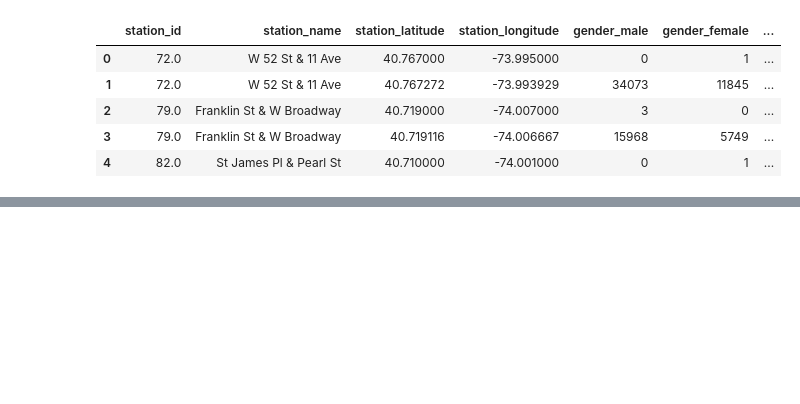
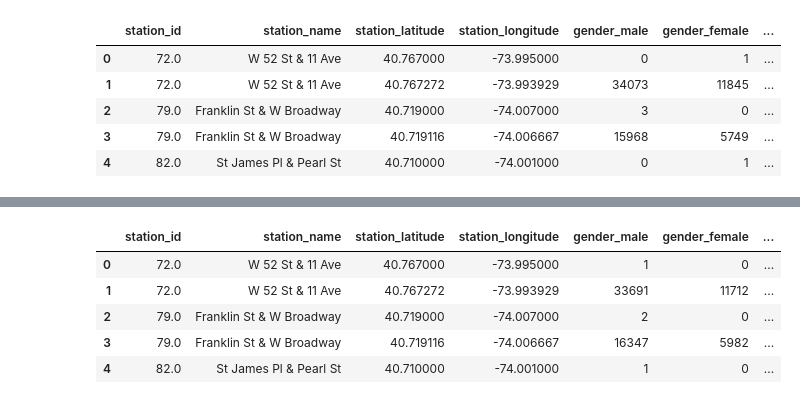
Before and after one commit to SaltireSequence/tableau-citi-bike-analysis, a Jupyter notebook: citi-bike-data-transformation.ipynb, the cells around one changed output, grey strips where cells are left out. Saved outputs shown, nothing was run; the diff lists cells and outputs as text; code cells hidden in the pictures; blank space fills up the shorter version.

```diff
--- a/citi-bike-data-transformation.ipynb
+++ b/citi-bike-data-transformation.ipynb
@@ -85,16 +85,23 @@ start_station_df.head()
 | 12 | 128.0 | MacDougal St & Prince St | 40.727103 | -74.002971 | 41661 | 19102 | ... |
 # %%
 # Groupby to get aggregate data for all start stations for the month.
-end_station_df = df.groupby(["end station id", "end station name", "end station latitude", "end station longitude"]).sum()
+end_station_df = combined_csv.groupby(["end station id", "end station name", "end station latitude", "end station longitude"]).sum()
 # Only grab necessary columns.
 end_station_df = end_station_df[["gender_male", "gender_female", "gender_unknown", "subscriber", "customer"]]
 # Reset the index for cleanliness.
 end_station_df.reset_index(inplace=True)
 # Needed a total uses column.
 end_station_df["total_uses"] = end_station_df["subscriber"] + end_station_df["customer"]
 # stationtype 0 is for the ending stations.  Used for filtering in Tableau.
 end_station_df["stationtype"] = 0
 # Rename columns.
 end_station_df.columns = ["station_id", "station_name", "station_latitude", "station_longitude", "gender_male", "gender_female", "gender_unknown", "subscriber", "customer", "total_uses", "station_type"]
 # Preview result.
 end_station_df.head()
+# %% [output]
+|  | station_id | station_name | station_latitude | station_longitude | gender_male | gender_female | ... |
+| 0 | 72.0 | W 52 St & 11 Ave | 40.767000 | -73.995000 | 1 | 0 | ... |
+| 1 | 72.0 | W 52 St & 11 Ave | 40.767272 | -73.993929 | 33691 | 11712 | ... |
+| 2 | 79.0 | Franklin St & W Broadway | 40.719000 | -74.007000 | 2 | 0 | ... |
+| 3 | 79.0 | Franklin St & W Broadway | 40.719116 | -74.006667 | 16347 | 5982 | ... |
+| 4 | 82.0 | St James Pl & Pearl St | 40.710000 | -74.001000 | 1 | 0 | ... |
```
Also changed, not shown: parts of 6 cells of this notebook.
